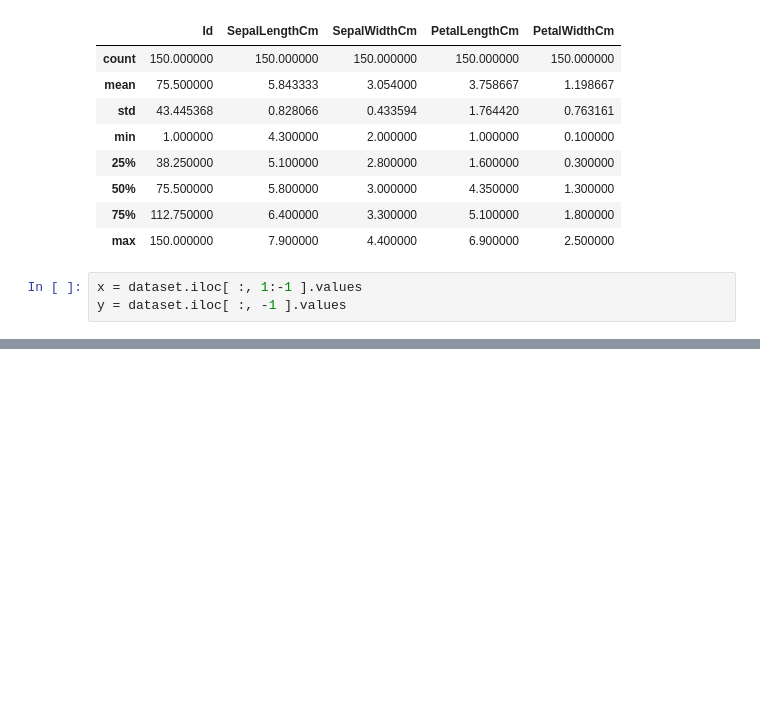
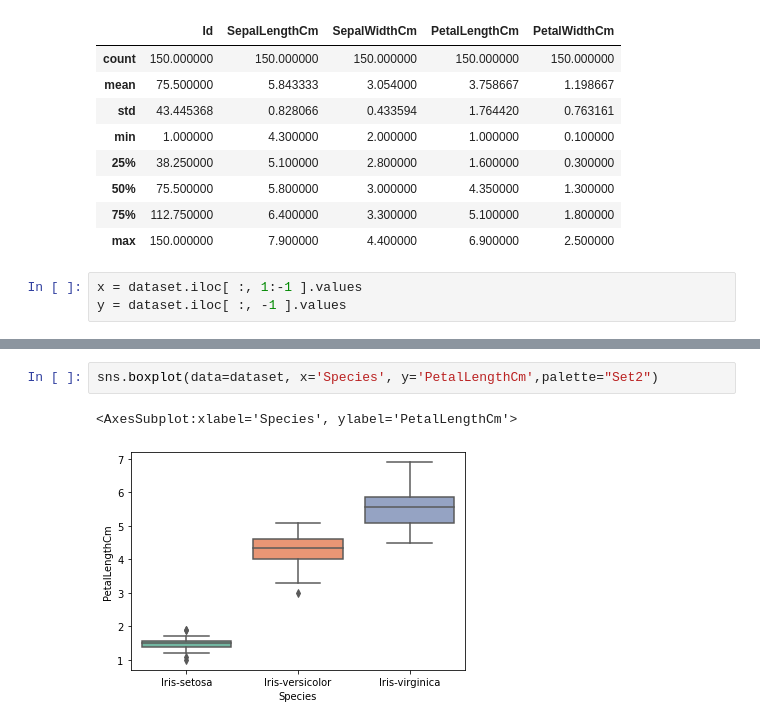
Before and after one commit to ali-hazan/the-sparks-foundation, a Jupyter notebook: Tasks/Task-2/notebook.ipynb, the cells around one changed output, grey strips where cells are left out. Saved outputs shown, nothing was run; the diff lists cells and outputs as text; blank space fills up the shorter version.

```diff
--- a/Tasks/Task-2/notebook.ipynb
+++ b/Tasks/Task-2/notebook.ipynb
@@ -89,0 +66,5 @@ fig.savefig('fig1.png', bbox_inches='tight')
+# %%
+sns.boxplot(data=dataset, x='Species', y='PetalLengthCm',palette="Set2")
+# %% [output]
+<AxesSubplot:xlabel='Species', ylabel='PetalLengthCm'>
+[figure, added]
```
Also changed, not shown: parts of 15 cells of this notebook.
